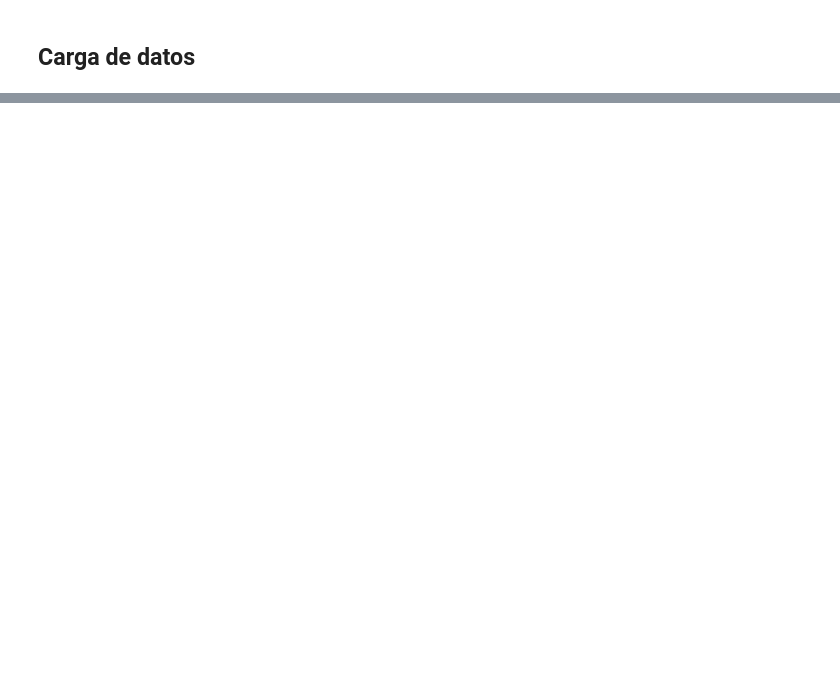
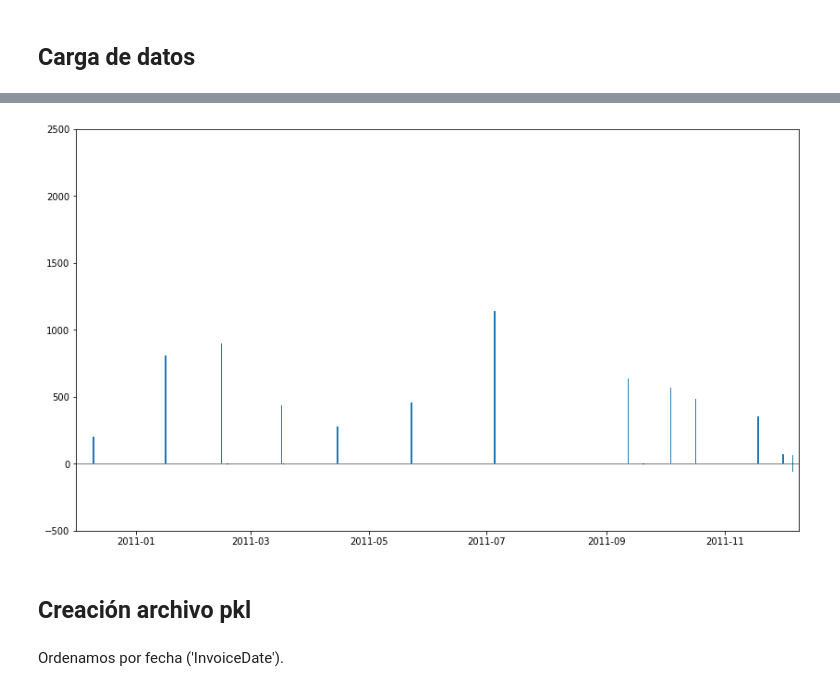
Before and after one commit to albertorekena/rfm, a Jupyter notebook: Notebooks/01.-Carga-de-Datos-y-Exploracion.ipynb, the cells around one changed output, grey strips where cells are left out. Saved outputs shown, nothing was run; the diff lists cells and outputs as text; code cells hidden in the pictures; blank space fills up the shorter version.

Commit message:
Actualización 01 y Creación 02

```diff
--- a/Notebooks/01.-Carga-de-Datos-y-Exploracion.ipynb
+++ b/Notebooks/01.-Carga-de-Datos-y-Exploracion.ipynb
@@ -135,0 +229,4 @@ dtype: object
+# %%
+df_random_client2 = df[df['CustomerID'] == random_client2]
+
+df_random_client2.head()
@@ -135,0 +240,12 @@ dtype: object
+# %%
+plt.figure(figsize = (14,8))
+plt.bar(df_random_client2['InvoiceDate'],df_random_client2['Total'])
+plt.xlim(pd.Timestamp('2010-12-01'),pd.Timestamp('2011-12-09'))
+plt.ylim(-500,2500)
+plt.axhline(0,color = 'black',linewidth = 0.5);
+# %% [output]
+[figure, added]
+# %% [markdown]
+## Creación archivo pkl
+# %% [markdown]
+Ordenamos por fecha ('InvoiceDate').
```
Also changed, not shown: parts of 49 cells of this notebook, 1 other file.
